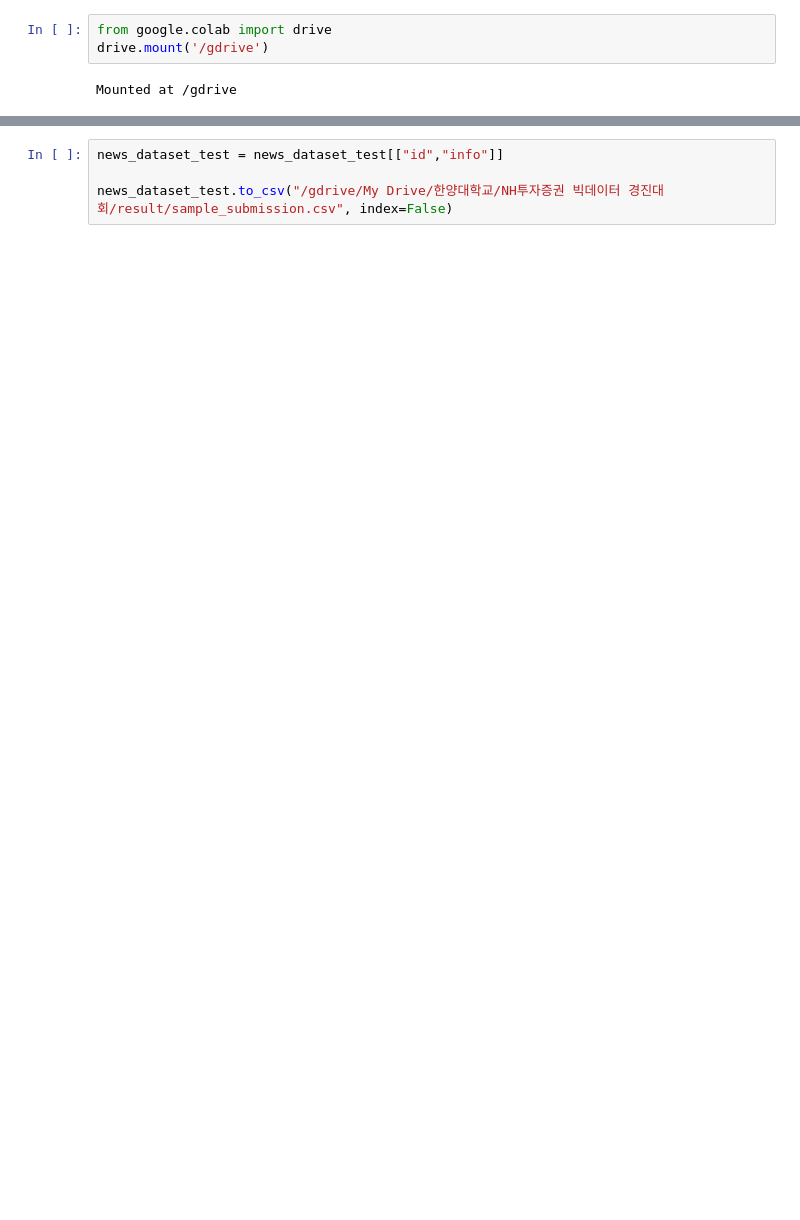
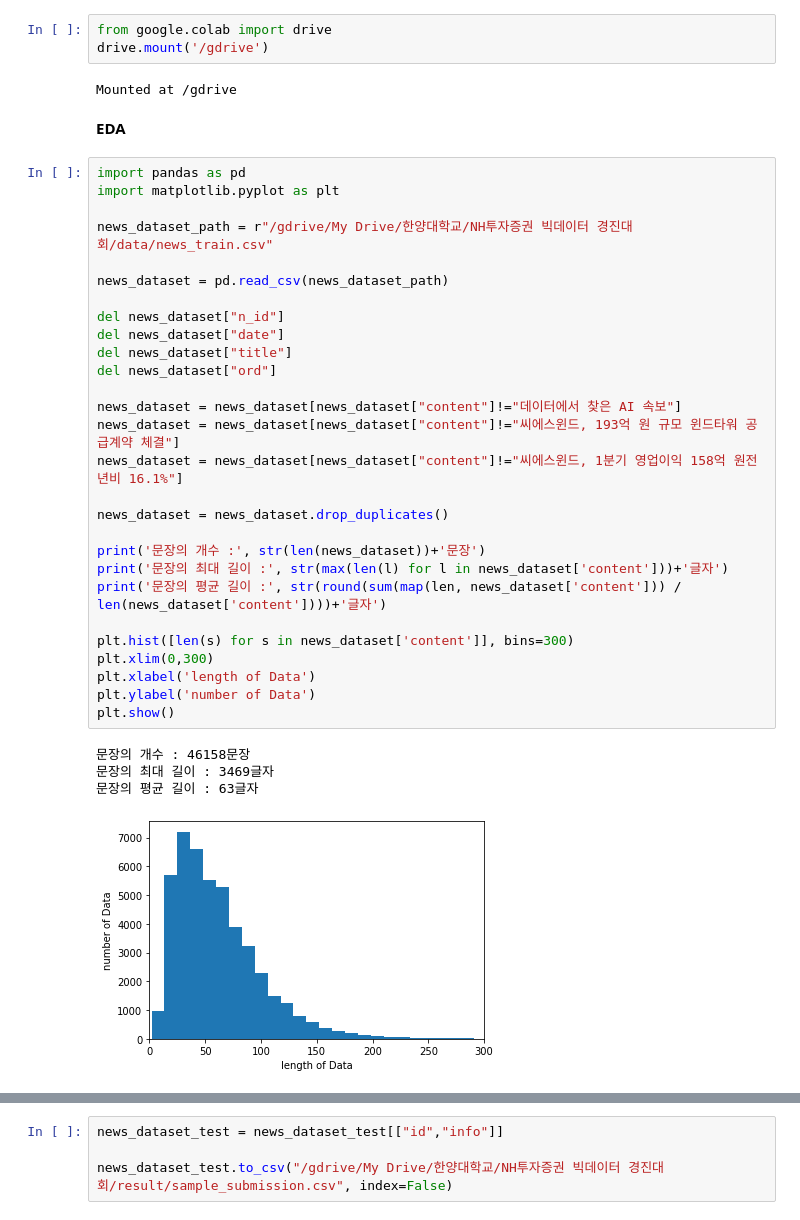
Before and after one commit to skaurl/NH-bigdata, a Jupyter notebook: TEST.ipynb, the cells around one changed output, grey strips where cells are left out. Cells and saved outputs as stored; diff of their text form; blank space fills up the shorter version.

```diff
--- a/TEST.ipynb
+++ b/TEST.ipynb
@@ -3,3 +3,38 @@ from google.colab import drive
 drive.mount('/gdrive')
 # %% [output]
 Mounted at /gdrive
+# %% [markdown]
+**EDA**
+# %%
+import pandas as pd
+import matplotlib.pyplot as plt
+
+news_dataset_path = r"/gdrive/My Drive/한양대학교/NH투자증권 빅데이터 경진대회/data/news_train.csv"
+
+news_dataset = pd.read_csv(news_dataset_path)
+
+del news_dataset["n_id"]
+del news_dataset["date"]
+del news_dataset["title"]
+del news_dataset["ord"]
+
+news_dataset = news_dataset[news_dataset["content"]!="데이터에서 찾은 AI 속보"]
+news_dataset = news_dataset[news_dataset["content"]!="씨에스윈드, 193억 원 규모 윈드타워 공급계약 체결"]
+news_dataset = news_dataset[news_dataset["content"]!="씨에스윈드, 1분기 영업이익 158억 원전년비 16.1%"]
+
+news_dataset = news_dataset.drop_duplicates()
+
+print('문장의 개수 :', str(len(news_dataset))+'문장')
+print('문장의 최대 길이 :', str(max(len(l) for l in news_dataset['content']))+'글자')
+print('문장의 평균 길이 :', str(round(sum(map(len, news_dataset['content'])) / len(news_dataset['content'])))+'글자')
+
+plt.hist([len(s) for s in news_dataset['content']], bins=300)
+plt.xlim(0,300)
+plt.xlabel('length of Data')
+plt.ylabel('number of Data')
+plt.show()
+# %% [output]
+문장의 개수 : 46158문장
+문장의 최대 길이 : 3469글자
+문장의 평균 길이 : 63글자
+[figure, added]
```
Also changed, not shown: parts of 6 cells of this notebook.
